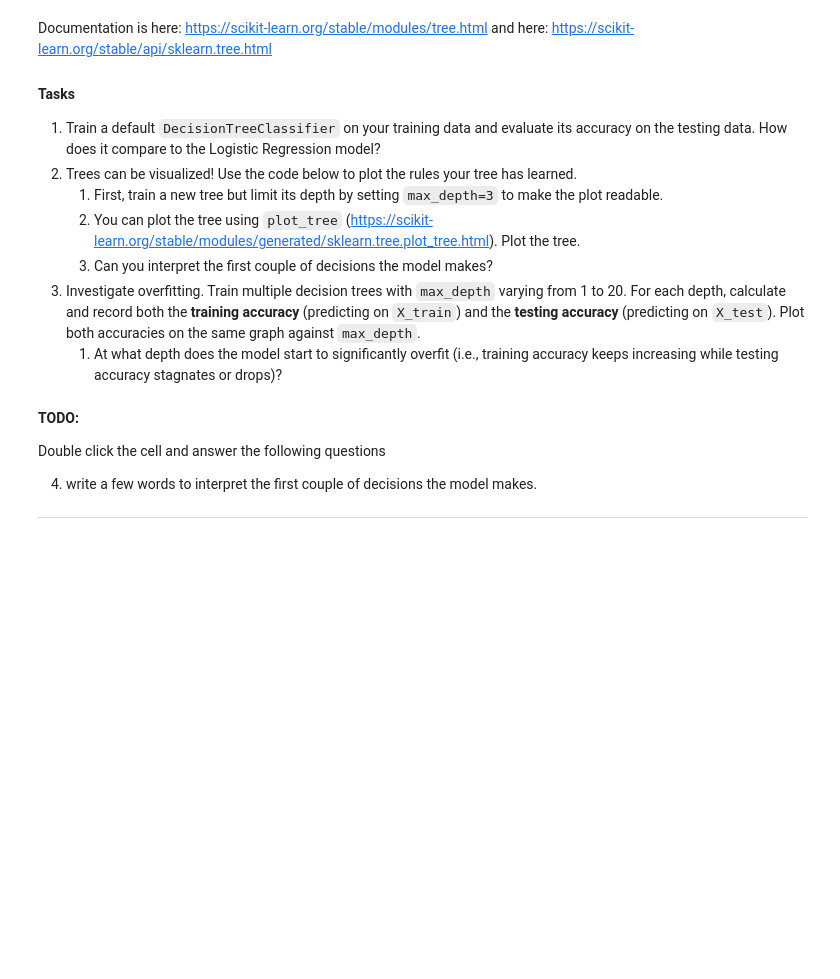
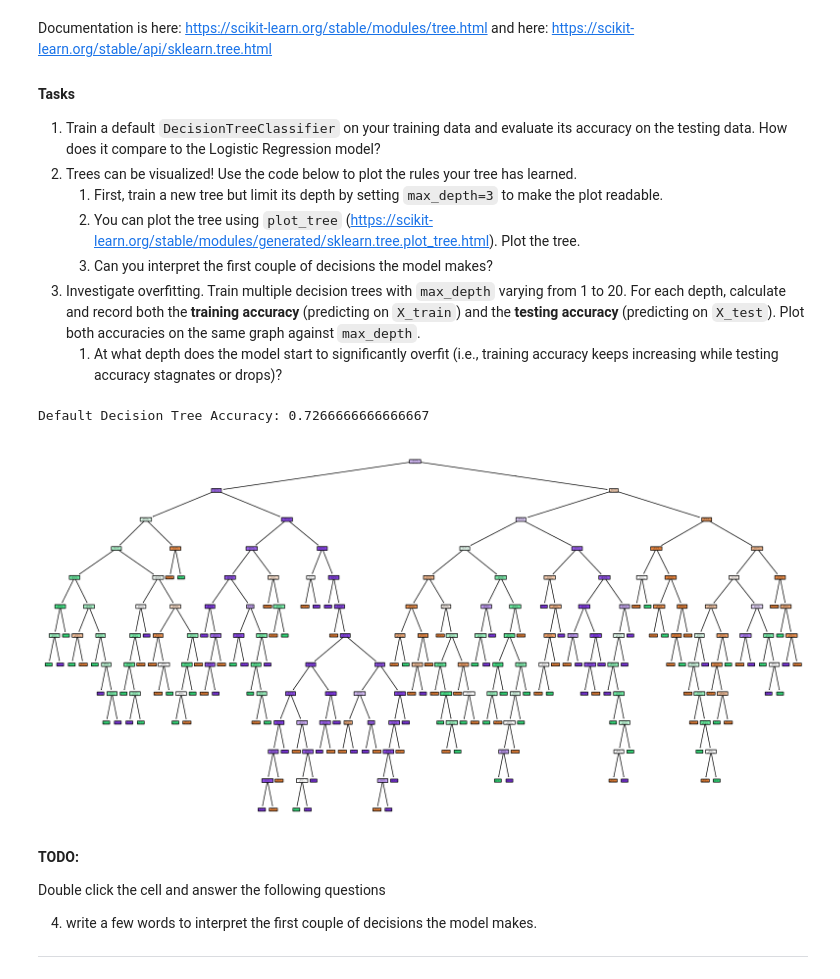
Before and after one commit to Hynton/ISDN3000C_Lab07, a Jupyter notebook: ISDN3000C_Lab07.ipynb, the cells around one changed output. Cells and saved outputs as stored; diff of their text form; code cells hidden in the pictures; blank space fills up the shorter version.

```diff
--- a/ISDN3000C_Lab07.ipynb
+++ b/ISDN3000C_Lab07.ipynb
@@ -351,3 +400,40 @@ Documentation is here: https://scikit-learn.org/stable/modules/tree.html and her
+# %%
+# --- TODO: Train a default `DecisionTreeClassifier`, and visualize the tree. --- #
+
+from sklearn.tree import DecisionTreeClassifier
+from sklearn.tree import plot_tree
+import matplotlib.pyplot as plt
+
+
+# Initialize the Decision Tree model
+# We can set a random_state for reproducibility of results
+
+dt_clf = DecisionTreeClassifier(random_state=42)
+
+# Train the model
+dt_clf.fit(X_train, y_train)
+
+# Predict values
+predictions = dt_clf.predict(X_test)
+
+from sklearn.metrics import accuracy_score
+
+# Calculate the accuracy between our prediction and the ground truth of our testing data
+accuracy = accuracy_score(y_test, predictions)
+
+print(f"Default Decision Tree Accuracy: {accuracy}")
+
+# Train a new tree with max_depth=20 for visualization
+dt_clf_viz = DecisionTreeClassifier(max_depth=20, random_state=42)
+dt_clf_viz.fit(X_train, y_train)
+
+# Plot the tree
+plt.figure(figsize=(20,10))
+plot_tree(dt_clf_viz, feature_names=X_train.columns, class_names=['Under-done', 'Perfect', 'Burnt'], filled=True, rounded=True)
+plt.show()
+# %% [output]
+Default Decision Tree Accuracy: 0.7266666666666667
+[figure, added]
 # %% [markdown]
 **TODO:**
 
```
Also changed, not shown: parts of 6 cells of this notebook.
